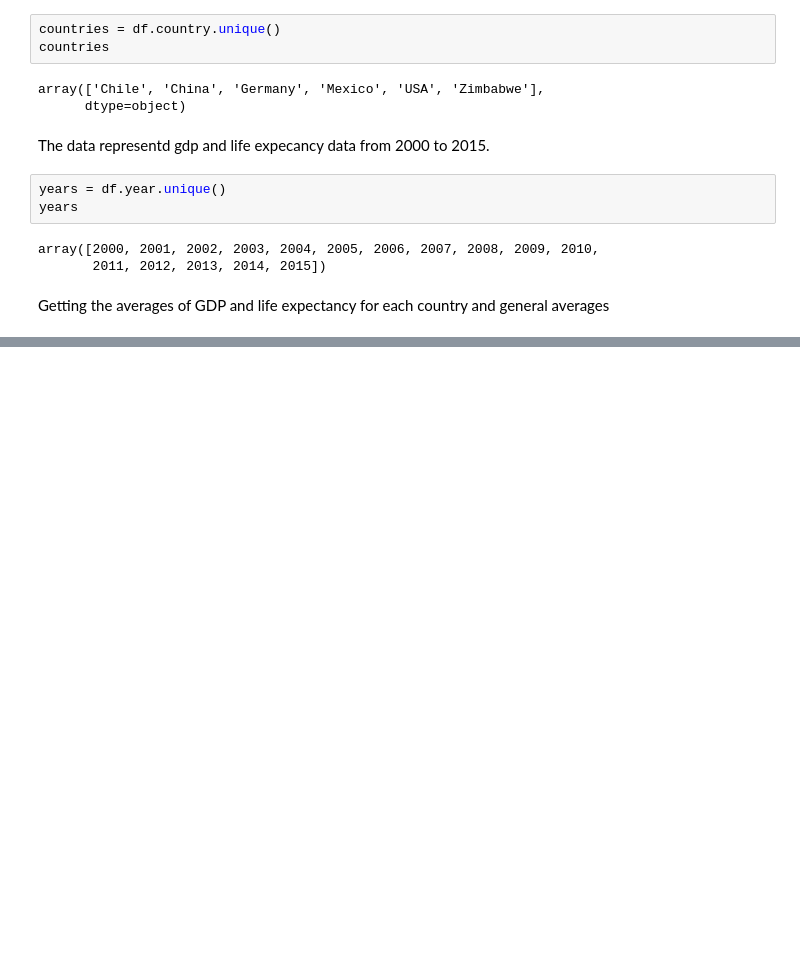
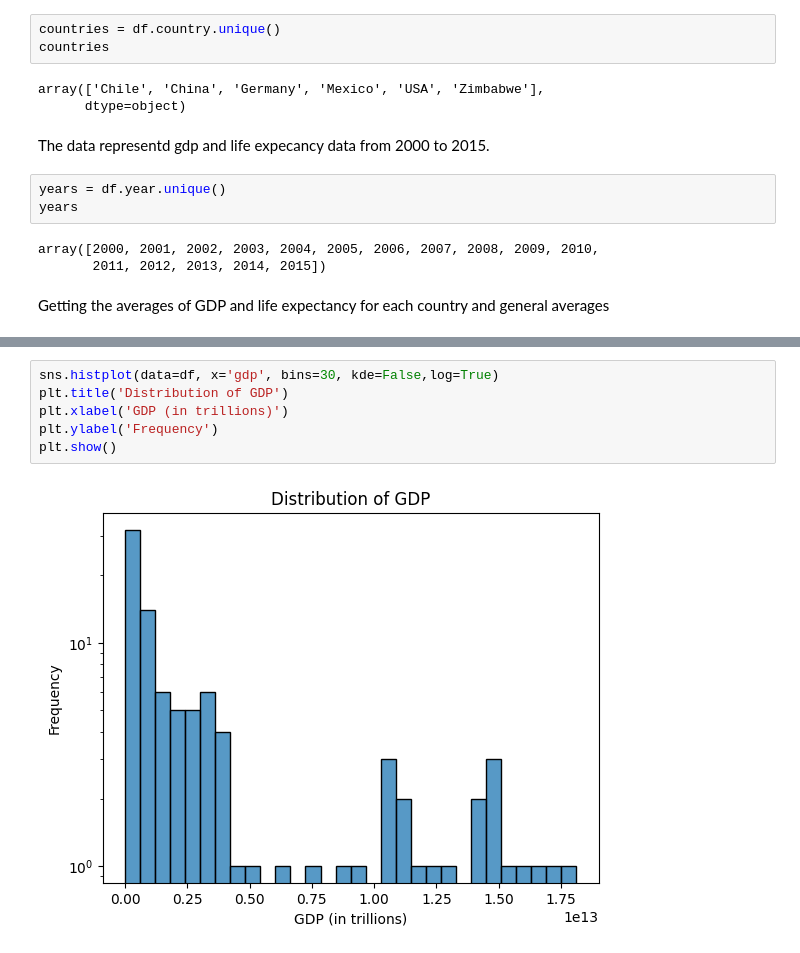
Before and after one commit to yoav-es/life_expectancy_gdp, a Jupyter notebook: life_expectancy_gdp.ipynb, the cells around one changed output, grey strips where cells are left out. Saved outputs shown, nothing was run; the diff lists cells and outputs as text; blank space fills up the shorter version.

```diff
--- a/life_expectancy_gdp.ipynb
+++ b/life_expectancy_gdp.ipynb
@@ -73,0 +92,8 @@ Getting the averages of GDP and life expectancy for each country and general ave
+# %%
+sns.histplot(data=df, x='gdp', bins=30, kde=False,log=True)
+plt.title('Distribution of GDP')
+plt.xlabel('GDP (in trillions)')
+plt.ylabel('Frequency')
+plt.show()
+# %% [output]
+[figure, added]
```
Also changed, not shown: parts of 25 cells of this notebook, 2 other files.
